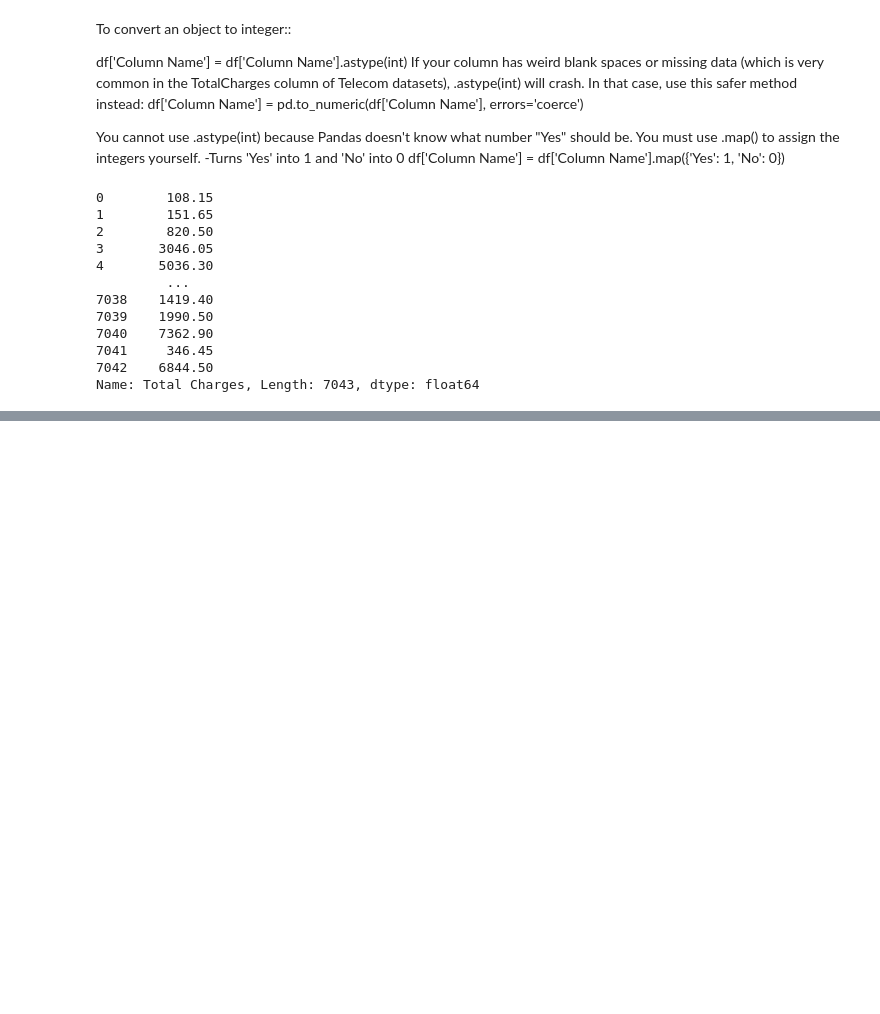
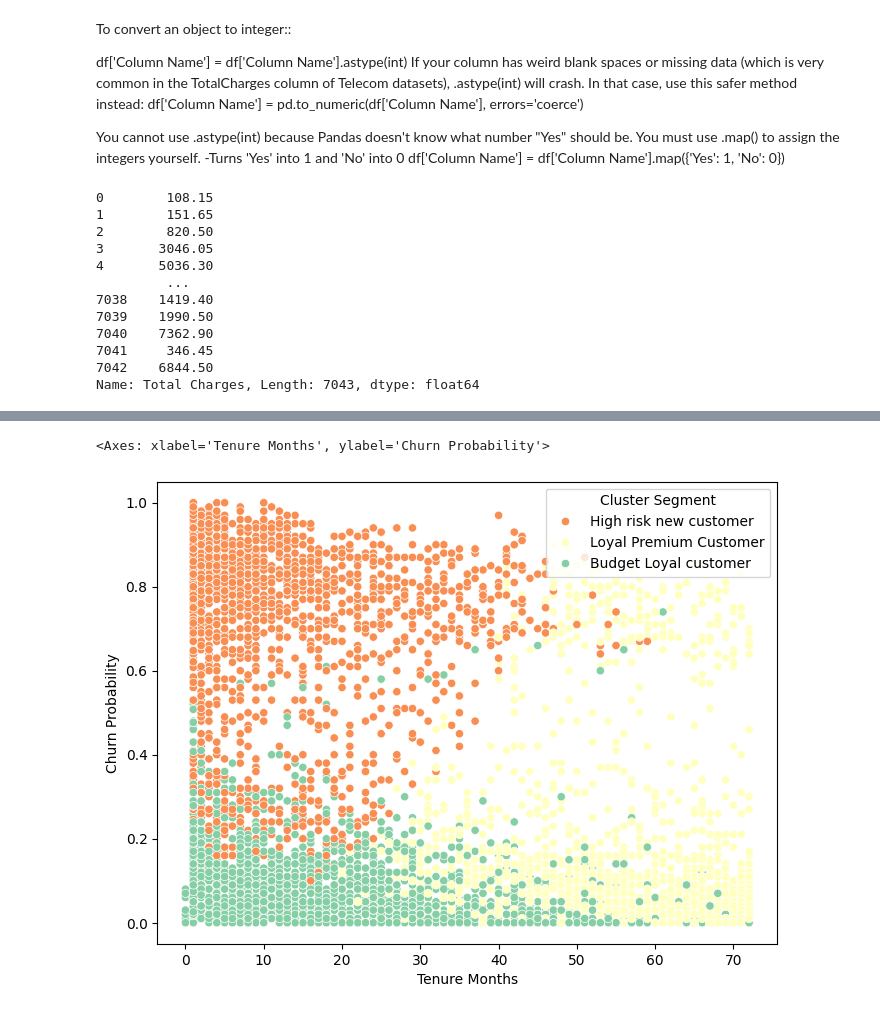
Before and after one commit to Aditee-18/IBM-Churn-Dataset-, a Jupyter notebook: ChurnPrediction.ipynb, the cells around one changed output, grey strips where cells are left out. Saved outputs shown, nothing was run; the diff lists cells and outputs as text; code cells hidden in the pictures; blank space fills up the shorter version.

```diff
--- a/ChurnPrediction.ipynb
+++ b/ChurnPrediction.ipynb
@@ -489,0 +1014,6 @@ array([   0,   11, 5174])
+# %%
+plt.figure(figsize=(8,6))
+sns.scatterplot(x='Tenure Months',y='Churn Probability',hue='Cluster Segment',data=segmentation_data,palette='Spectral')
+# %% [output]
+<Axes: xlabel='Tenure Months', ylabel='Churn Probability'>
+[figure, added]
```
Also changed, not shown: parts of 79 cells of this notebook.
